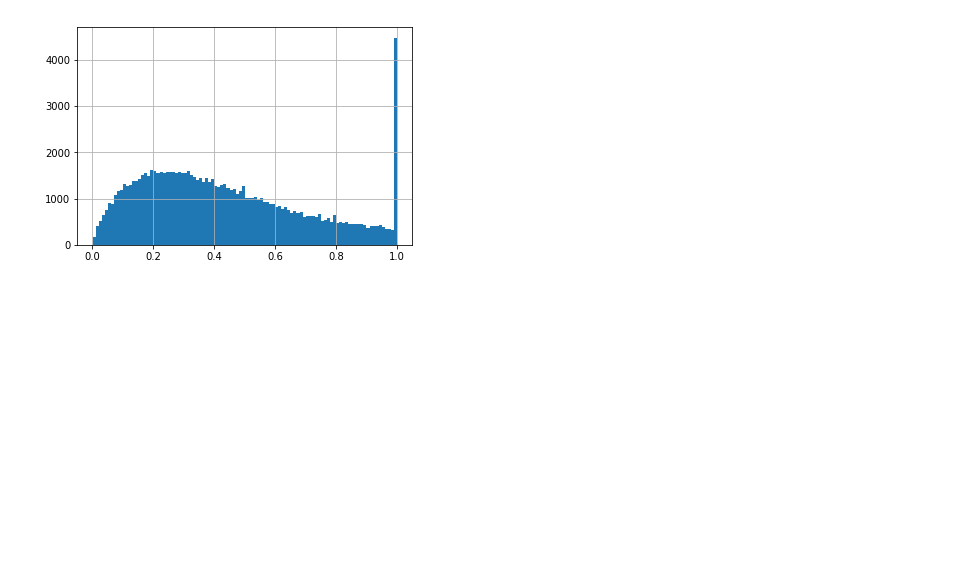
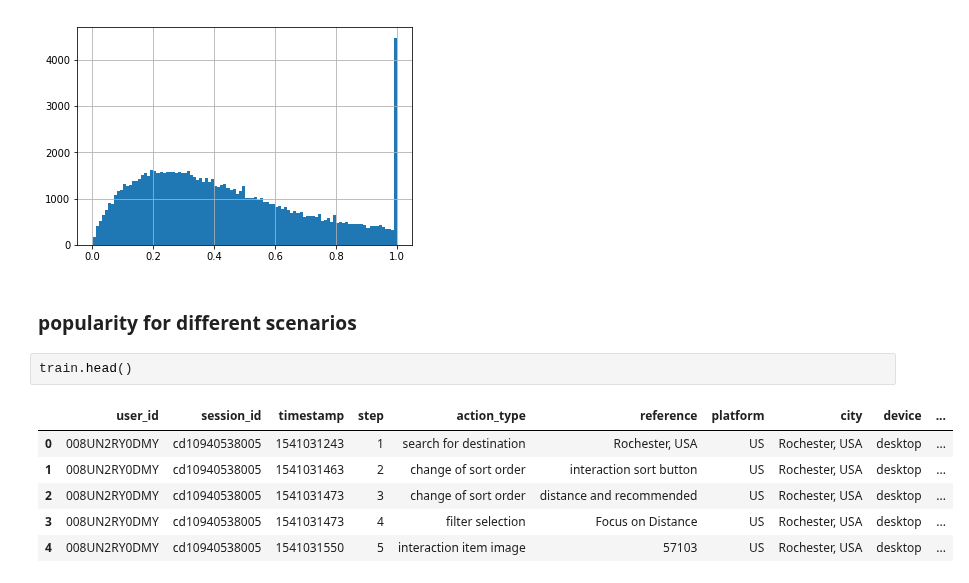
Before and after one commit to samshipengs/naps, a Jupyter notebook: EDA.ipynb, the cells around one changed output. Drawn from its saved outputs; the diff is of its cells as text; blank space fills up the shorter version.

Commit message:
temp edit train file and eda on populairty

```diff
--- a/EDA.ipynb
+++ b/EDA.ipynb
@@ -252,3 +252,14 @@ Wall time: 3.82 s
 _ = price_loc.hist(bins=100)
 # %% [output]
 [figure]
+# %% [markdown]
+### popularity for different scenarios
+# %%
+train.head()
+# %% [output]
+|  | user_id | session_id | timestamp | step | action_type | reference | platform | city | device | ... |
+| 0 | 008UN2RY0DMY | cd10940538005 | 1541031243 | 1 | search for destination | Rochester, USA | US | Rochester, USA | desktop | ... |
+| 1 | 008UN2RY0DMY | cd10940538005 | 1541031463 | 2 | change of sort order | interaction sort button | US | Rochester, USA | desktop | ... |
+| 2 | 008UN2RY0DMY | cd10940538005 | 1541031473 | 3 | change of sort order | distance and recommended | US | Rochester, USA | desktop | ... |
+| 3 | 008UN2RY0DMY | cd10940538005 | 1541031473 | 4 | filter selection | Focus on Distance | US | Rochester, USA | desktop | ... |
+| 4 | 008UN2RY0DMY | cd10940538005 | 1541031550 | 5 | interaction item image | 57103 | US | Rochester, USA | desktop | ... |
```
Also changed, not shown: parts of 6 cells of this notebook, 2 other files.
